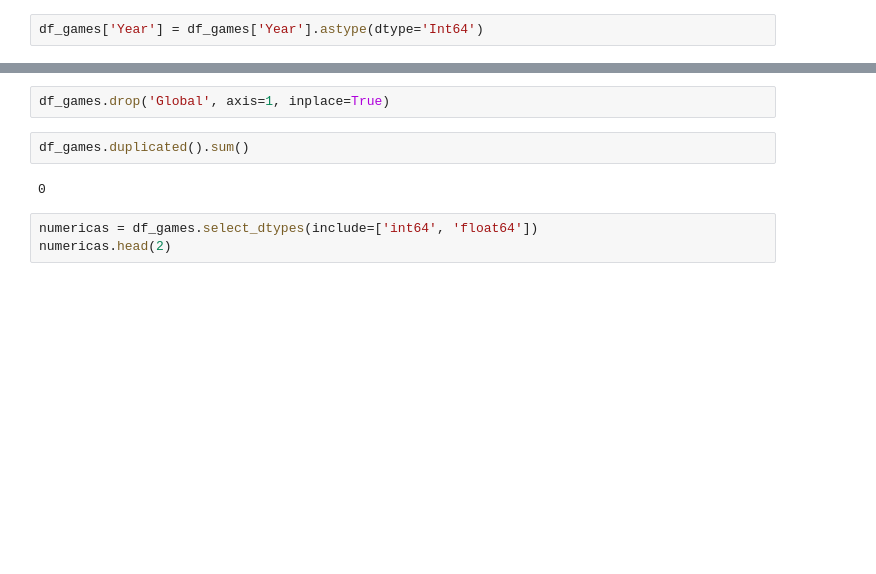
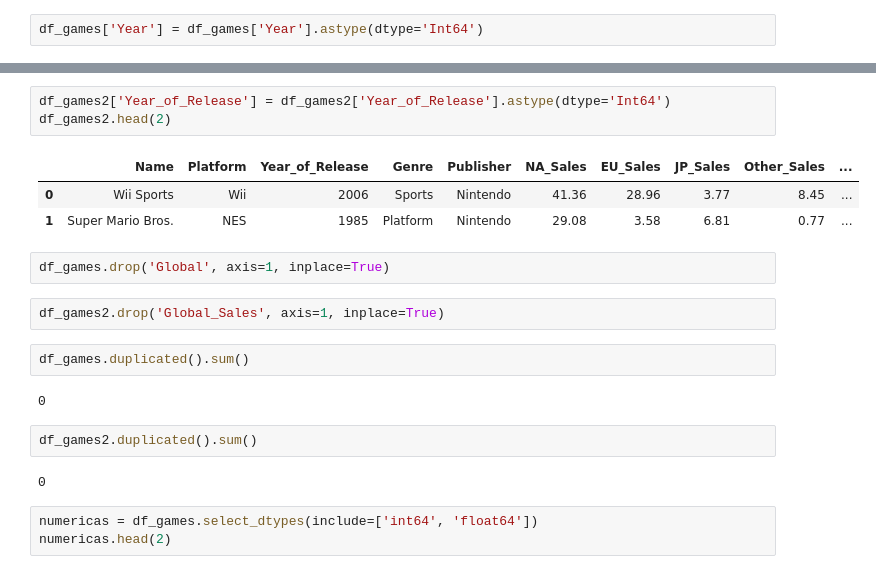
Before and after one commit to Adalab/promo-d-da-modulo3-sprint1-elisa-lidya, a Jupyter notebook: regresion-lineal/pair-regresion-lineal-ml-intro.ipynb, the cells around one changed output, grey strips where cells are left out. Drawn from its saved outputs; the diff is of its cells as text; blank space fills up the shorter version.

```diff
--- a/regresion-lineal/pair-regresion-lineal-ml-intro.ipynb
+++ b/regresion-lineal/pair-regresion-lineal-ml-intro.ipynb
@@ -102,12 +186,25 @@ df_games.head()
 | 2 | Red Dead Redemption 2 | 2018 | Action-Adventure | Rockstar Games | 5.26 | 6.21 | 0.21 | 2.26 | 13.94 |
 | 3 | Call of Duty: WWII | 2017 | Shooter | Activision | 4.67 | 6.21 | 0.40 | 2.12 | 13.40 |
 | 4 | FIFA 18 | 2017 | Sports | EA Sports | 1.27 | 8.64 | 0.15 | 1.73 | 11.80 |
+# %%
+df_games2['Year_of_Release'] = df_games2['Year_of_Release'].astype(dtype='Int64')
+df_games2.head(2)
+# %% [output]
+|  | Name | Platform | Year_of_Release | Genre | Publisher | NA_Sales | EU_Sales | JP_Sales | Other_Sales | ... |
+| 0 | Wii Sports | Wii | 2006 | Sports | Nintendo | 41.36 | 28.96 | 3.77 | 8.45 | ... |
+| 1 | Super Mario Bros. | NES | 1985 | Platform | Nintendo | 29.08 | 3.58 | 6.81 | 0.77 | ... |
 # %%
 df_games.drop('Global', axis=1, inplace=True)
+# %%
+df_games2.drop('Global_Sales', axis=1, inplace=True)
 # %%
 df_games.duplicated().sum()
 # %% [output]
 0
+# %%
+df_games2.duplicated().sum()
+# %% [output]
+0
 # %%
 numericas = df_games.select_dtypes(include=['int64', 'float64'])
 numericas.head(2)
```
Also changed, not shown: parts of 13 cells of this notebook, 2 other files.
